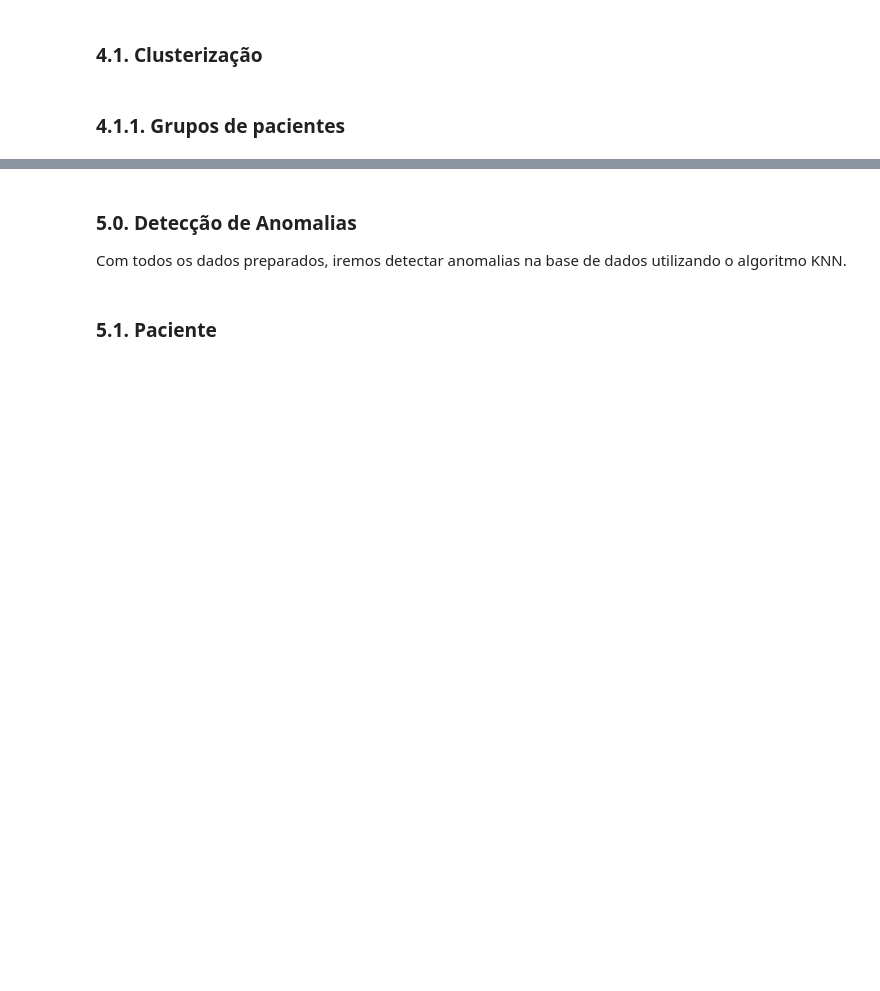
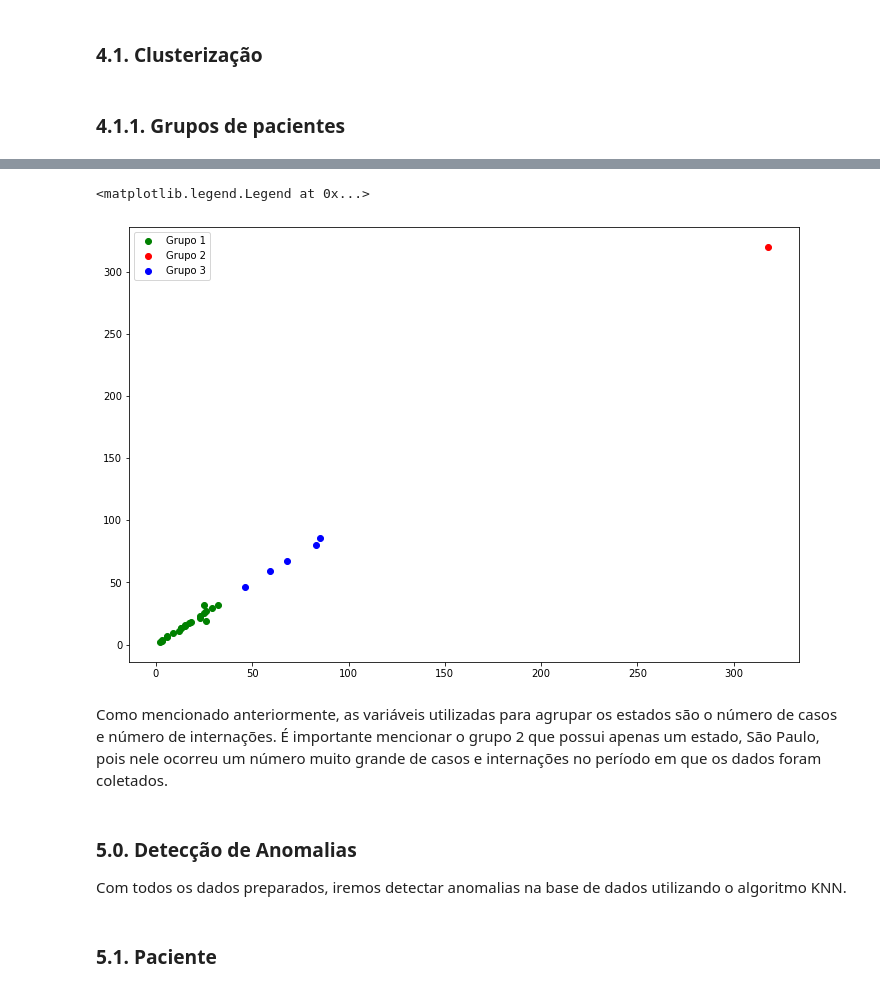
Before and after one commit to endhel/SRAG-Agrupamento-Deteccao-De-Anomalia, a Jupyter notebook: SRAG-Agrupamento-Deteccao-Anomalias.ipynb, the cells around one changed output, grey strips where cells are left out. Cells and saved outputs as stored; diff of their text form; code cells hidden in the pictures; blank space fills up the shorter version.

```diff
--- a/SRAG-Agrupamento-Deteccao-Anomalias.ipynb
+++ b/SRAG-Agrupamento-Deteccao-Anomalias.ipynb
@@ -484,3 +504,17 @@ cluster.inertia_
+# %%
+# Gráfico de dispersão para visualizar os clusters
+x = df_estados.to_numpy()
+plt.figure( figsize=(12, 8) )
+plt.scatter(x[grupos == 0, 0], x[grupos == 0, 1], label='Grupo 1', c='green')
+plt.scatter(x[grupos == 1, 0], x[grupos == 1, 1], label='Grupo 2', c='red')
+plt.scatter(x[grupos == 2, 0], x[grupos == 2, 1], label='Grupo 3', c='blue')
+plt.legend()
+# %% [output]
+<matplotlib.legend.Legend at 0x...>
+[figure, added]
+# %% [markdown]
+Como mencionado anteriormente, as variáveis utilizadas para agrupar os estados são o número de casos e número de internações.
+É importante mencionar o grupo 2 que possui apenas um estado, São Paulo, pois nele ocorreu um número muito grande de casos e internações no período em que os dados foram coletados.
 # %% [markdown]
 ### 5.0. Detecção de Anomalias
 
```
Also changed, not shown: parts of 17 cells of this notebook.
